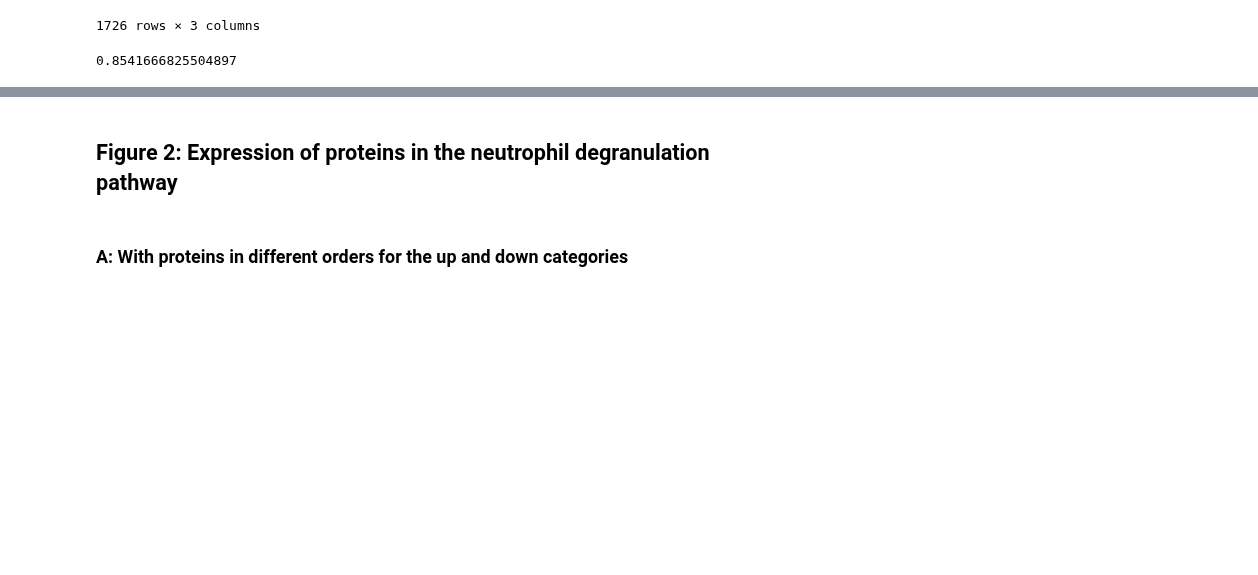
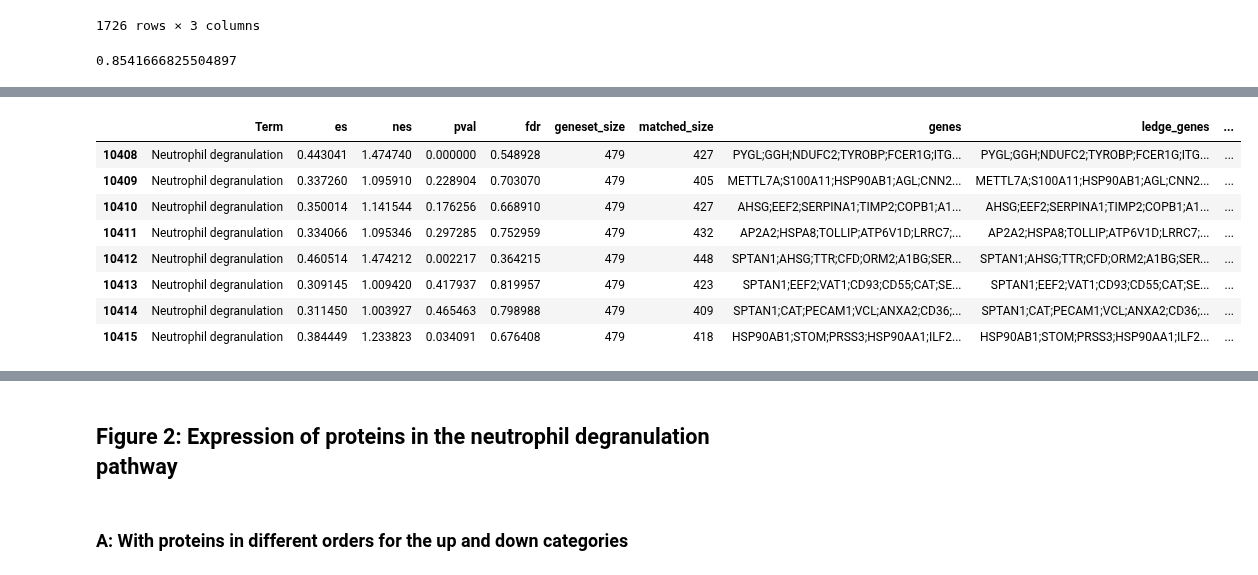
Before and after one commit to caleb-lindgren/scratchpad, a Jupyter notebook: pancancer_enrichment/7_visualize_results_gseapy.ipynb, the cells around one changed output, grey strips where cells are left out. Cells and saved outputs as stored; diff of their text form; code cells hidden in the pictures; blank space fills up the shorter version.

Commit message:
Visualize results of steps 5 and 9

```diff
--- a/pancancer_enrichment/7_visualize_results_gseapy.ipynb
+++ b/pancancer_enrichment/7_visualize_results_gseapy.ipynb
@@ -119,8 +119,6 @@ def plot_top_ten(enrich_file_path, expr_file_path, xtitle, fdr=0.3):
             by=["pathway_times_enriched", "pathway_avg_rank"],
             ascending=[False, True]).\
         reset_index(drop=True)
-
-    return enrichment_summary
 
     # Merge in the original enrichment data
     enrichment_data = enrichment_data.\
@@ -224,5 +222,5 @@ def plot_top_ten(enrich_file_path, expr_file_path, xtitle, fdr=0.3):
         title=xtitle
     )
 
-    return full_plot, enrichment_data, all_expression_data
+    return full_plot, enrichment_data, all_expression_data, enrichment_summary
 # %%
@@ -360,18 +358,21 @@ alt.vconcat(
 )
 # %% [output]
 [interactive output not drawn]
-# %%
-plot, enrich, epxr = plot_top_ten(STEP5_ABS_S2N_PATH, STEP1_FILE_PATH, "Reactome data - proteins ranked by |S2N|")
 # %%
-enrich = enrich[enrich["pathway_times_enriched"] == 8]
-ranks = enrich[["Term", "pathway_avg_rank"]].\
-    set_index("Term").\
-    drop_duplicates(keep="first").\
-    rank()["pathway_avg_rank"].\
-    rename("pathway_overall_rank")
+def find_neutrophil_degranulation(fp):
+    enrich = plot_top_ten(fp, STEP1_FILE_PATH, "Reactome data - proteins ranked by |S2N|", fdr=1)[1]
 
-enrich = enrich.merge(
-    right=ranks,
-    left_on="Term",
-    right_on="Term",
-    validate="many_to_one")
+    # enrich = enrich[enrich["pathway_times_enriched"] == 8]
+    ranks = enrich[["Term", "pathway_avg_rank"]].\
+        set_index("Term").\
+        drop_duplicates(keep="first").\
+        rank()["pathway_avg_rank"].\
+        rename("pathway_overall_rank")
+
+    enrich = enrich.merge(
+        right=ranks,
+        left_on="Term",
+        right_on="Term",
+        validate="many_to_one")
+
+    return enrich[enrich["Term"] == "Neutrophil degranulation"]
@@ -379,0 +379,12 @@ enrich[enrich["Term"] == "Neutrophil degranulation"]
+# %%
+find_neutrophil_degranulation(STEP5_abs_signal_to_noise)
+# %% [output]
+|  | Term | es | nes | pval | fdr | geneset_size | matched_size | genes | ledge_genes | ... |
+| 10408 | Neutrophil degranulation | 0.443041 | 1.474740 | 0.000000 | 0.548928 | 479 | 427 | PYGL;GGH;NDUFC2;TYROBP;FCER1G;ITG... | PYGL;GGH;NDUFC2;TYROBP;FCER1G;ITG... | ... |
+| 10409 | Neutrophil degranulation | 0.337260 | 1.095910 | 0.228904 | 0.703070 | 479 | 405 | METTL7A;S100A11;HSP90AB1;AGL;CNN2... | METTL7A;S100A11;HSP90AB1;AGL;CNN2... | ... |
+| 10410 | Neutrophil degranulation | 0.350014 | 1.141544 | 0.176256 | 0.668910 | 479 | 427 | AHSG;EEF2;SERPINA1;TIMP2;COPB1;A1... | AHSG;EEF2;SERPINA1;TIMP2;COPB1;A1... | ... |
+| 10411 | Neutrophil degranulation | 0.334066 | 1.095346 | 0.297285 | 0.752959 | 479 | 432 | AP2A2;HSPA8;TOLLIP;ATP6V1D;LRRC7;... | AP2A2;HSPA8;TOLLIP;ATP6V1D;LRRC7;... | ... |
+| 10412 | Neutrophil degranulation | 0.460514 | 1.474212 | 0.002217 | 0.364215 | 479 | 448 | SPTAN1;AHSG;TTR;CFD;ORM2;A1BG;SER... | SPTAN1;AHSG;TTR;CFD;ORM2;A1BG;SER... | ... |
+| 10413 | Neutrophil degranulation | 0.309145 | 1.009420 | 0.417937 | 0.819957 | 479 | 423 | SPTAN1;EEF2;VAT1;CD93;CD55;CAT;SE... | SPTAN1;EEF2;VAT1;CD93;CD55;CAT;SE... | ... |
+| 10414 | Neutrophil degranulation | 0.311450 | 1.003927 | 0.465463 | 0.798988 | 479 | 409 | SPTAN1;CAT;PECAM1;VCL;ANXA2;CD36;... | SPTAN1;CAT;PECAM1;VCL;ANXA2;CD36;... | ... |
+| 10415 | Neutrophil degranulation | 0.384449 | 1.233823 | 0.034091 | 0.676408 | 479 | 418 | HSP90AB1;STOM;PRSS3;HSP90AA1;ILF2... | HSP90AB1;STOM;PRSS3;HSP90AA1;ILF2... | ... |
```
Also changed, not shown: parts of 28 cells of this notebook, 1 other file.
